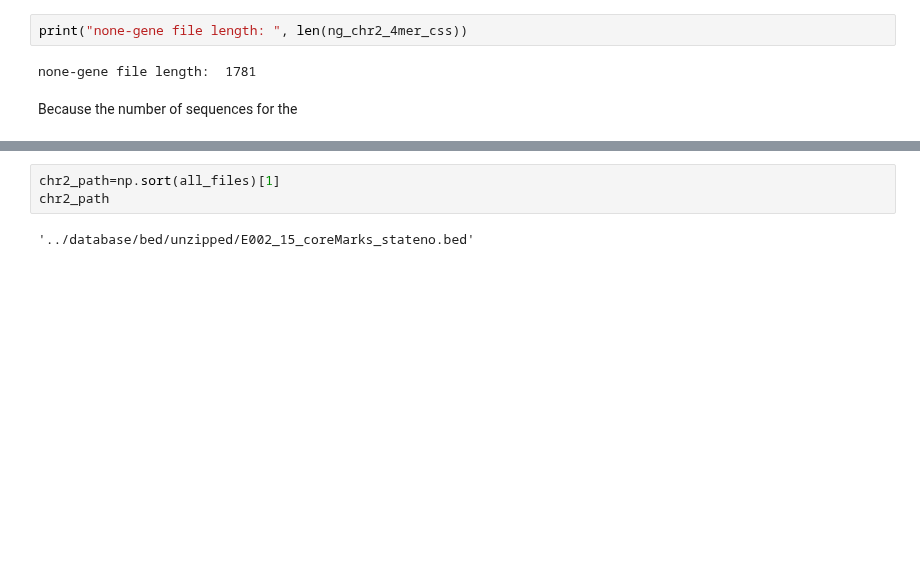
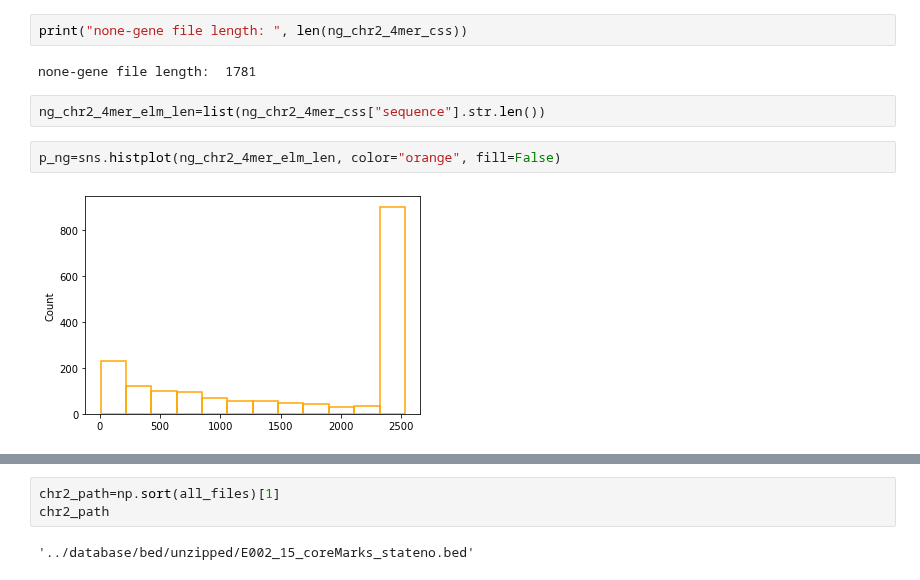
Before and after one commit to caocao0525/NSP, a Jupyter notebook: fine_tuning_data_preparation.ipynb, the cells around one changed output, grey strips where cells are left out. Drawn from its saved outputs; the diff is of its cells as text; blank space fills up the shorter version.

```diff
--- a/fine_tuning_data_preparation.ipynb
+++ b/fine_tuning_data_preparation.ipynb
@@ -143,5 +168,9 @@ ng_chr2_4mer_css.head()
 print("none-gene file length: ", len(ng_chr2_4mer_css))
 # %% [output]
 none-gene file length:  1781
-# %% [markdown]
-Because the number of sequences for the
+# %%
+ng_chr2_4mer_elm_len=list(ng_chr2_4mer_css["sequence"].str.len())
+# %%
+p_ng=sns.histplot(ng_chr2_4mer_elm_len, color="orange", fill=False)
+# %% [output]
+[figure, added]
```
Also changed, not shown: parts of 17 cells of this notebook.
